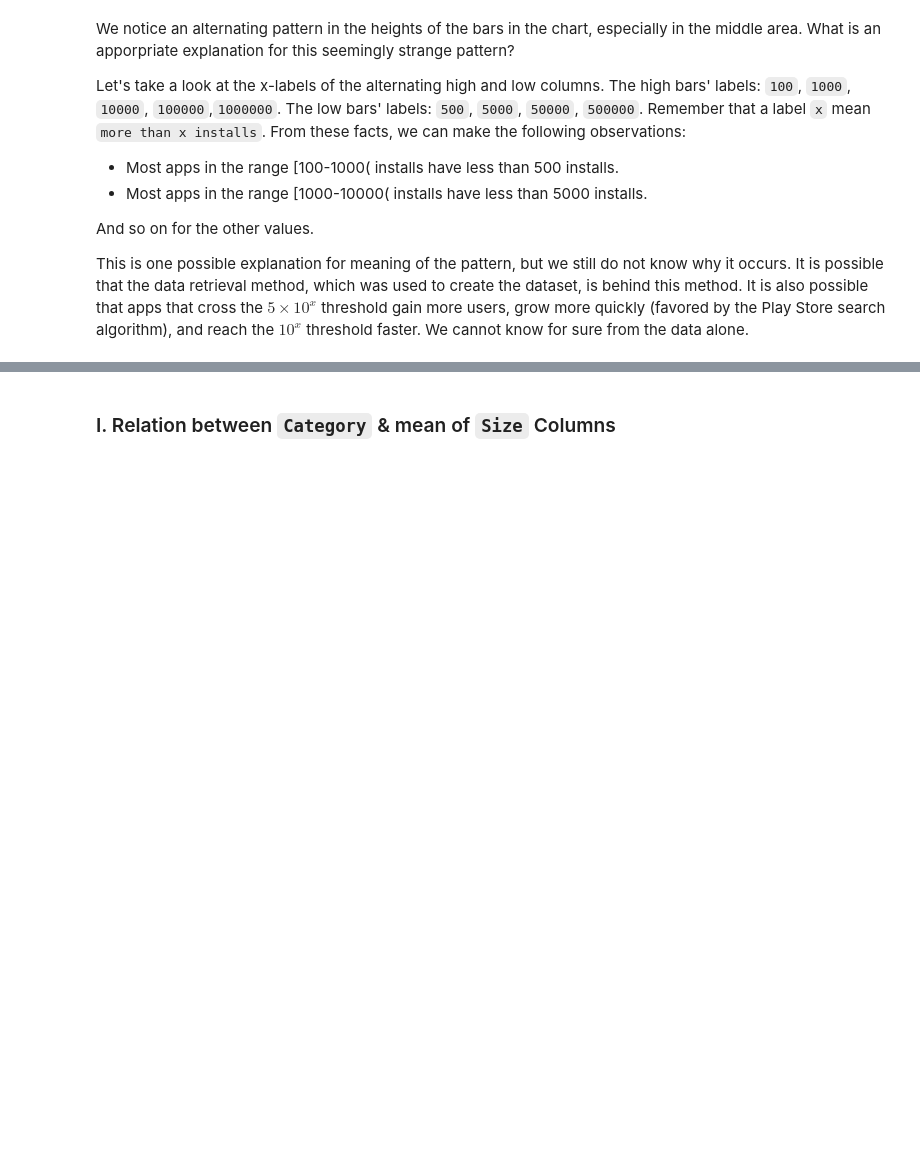
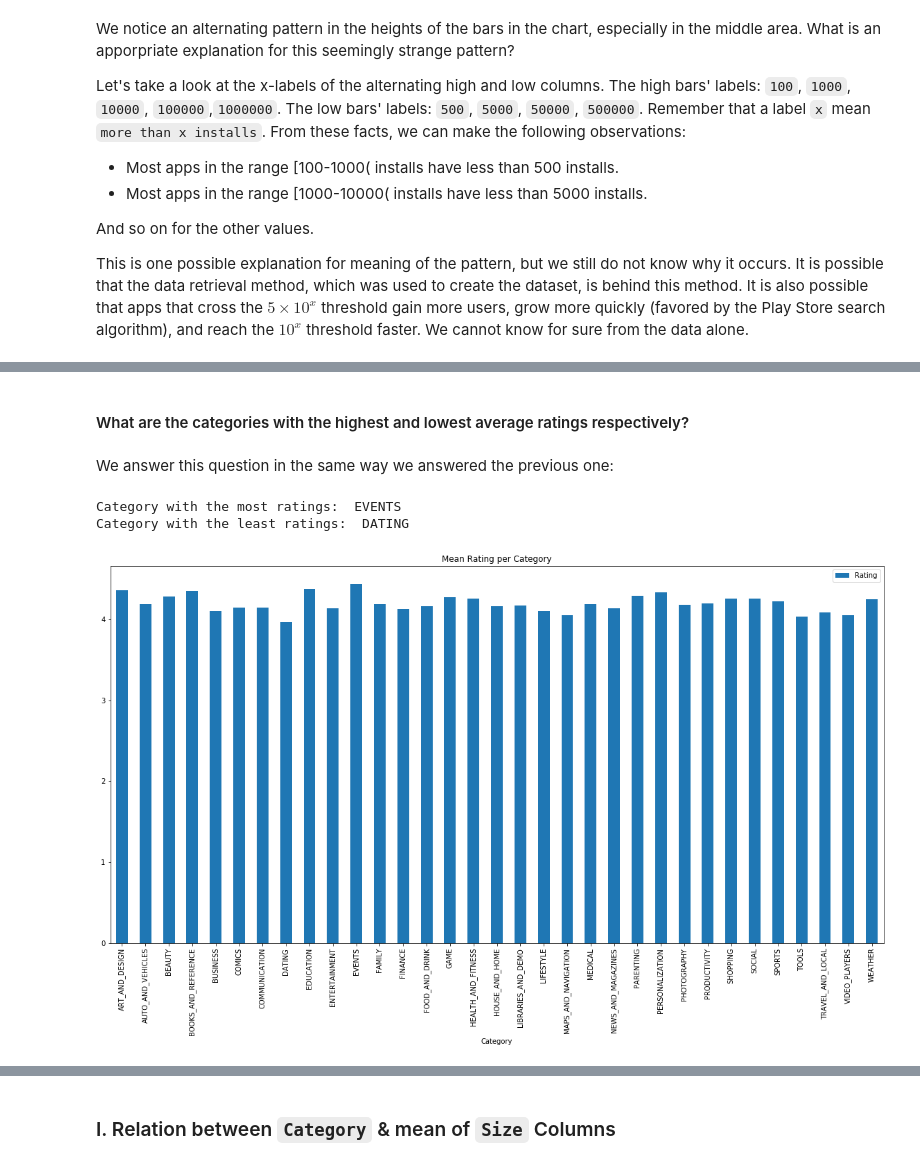
Before and after one commit to Logician724/play-store-analysis, a Jupyter notebook: notebook.ipynb, the cells around one changed output, grey strips where cells are left out. Cells and saved outputs as stored; diff of their text form; code cells hidden in the pictures; blank space fills up the shorter version.

Commit message:
feat: begin the seeking answers section

```diff
--- a/notebook.ipynb
+++ b/notebook.ipynb
@@ -616,0 +649,19 @@ This is one possible explanation for meaning of the pattern, but we still do not
+# %% [markdown]
+#### What are the categories with the highest and lowest average ratings respectively?
+# %% [markdown]
+We answer this question in the same way we answered the previous one:
+# %%
+mean_rating_per_category = apps_df.groupby('Category').agg({'Rating': 'mean'})
+mean_rating_per_category.plot(
+    kind='bar',
+    figsize=(20,10),
+    title='Mean Rating per Category',
+    sort_columns=True
+)
+
+print('Category with the most ratings: ', mean_rating_per_category.idxmax().values[0])
+print('Category with the least ratings: ', mean_rating_per_category.idxmin().values[0])
+# %% [output]
+Category with the most ratings:  EVENTS
+Category with the least ratings:  DATING
+[figure, added]
```
Also changed, not shown: parts of 11 cells of this notebook.
